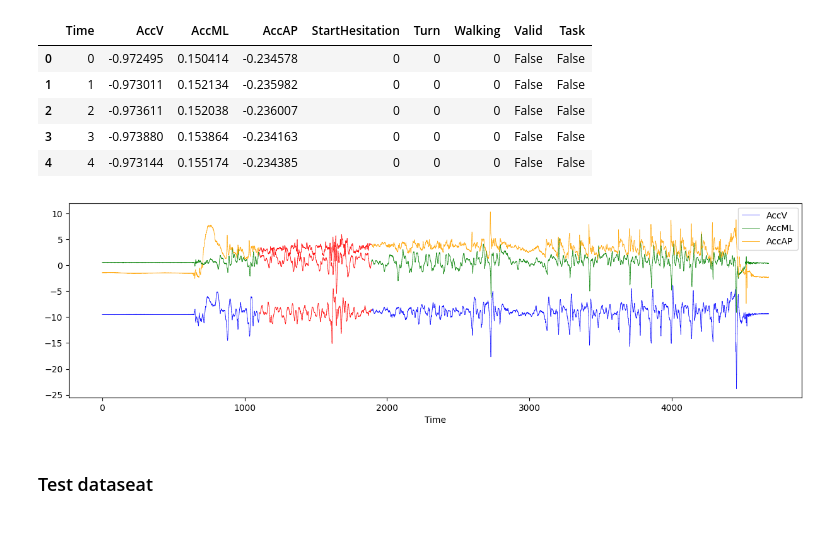
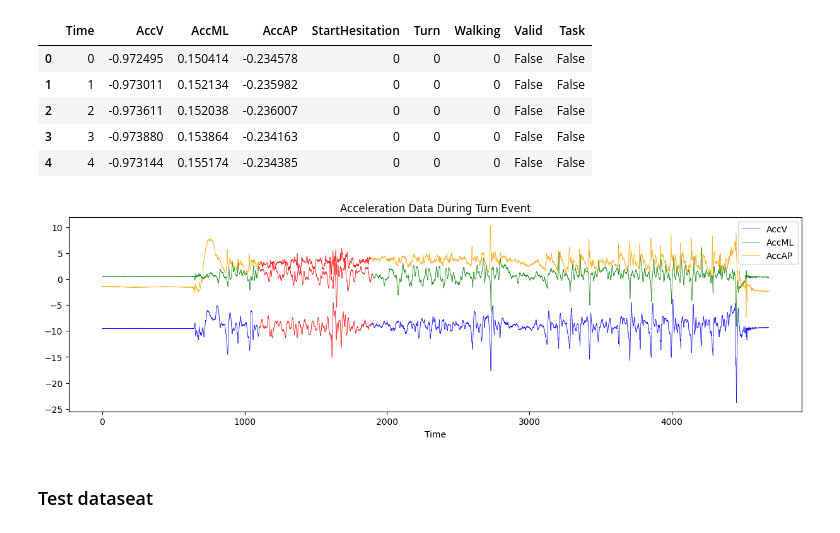
Before and after one commit to pariaighanian/Parkinson_Freezing_of_Gait_Prediction, a Jupyter notebook: EDA.ipynb, the cells around one changed output. Cells and saved outputs as stored; diff of their text form; code cells hidden in the pictures.

Commit message:
plots

```diff
--- a/EDA.ipynb
+++ b/EDA.ipynb
@@ -165,22 +165,25 @@ train_defog_example_df.head()
 # %%
 plt.figure(figsize=(15,4))
 plt.xlabel('Time')
 
 for i in range(len(train_tdcsfog_example_df['Time'])):
     plt.plot(train_tdcsfog_example_df.iloc[i:i+2, 0], train_tdcsfog_example_df.iloc[i:i+2,1],
              lw = 0.5,
              color = 'blue' if train_tdcsfog_example_df.iloc[i,5] == 0 else 'red')
     plt.plot(train_tdcsfog_example_df.iloc[i:i+2, 0], train_tdcsfog_example_df.iloc[i:i+2,2],
              lw = 0.5,
              color = 'green' if train_tdcsfog_example_df.iloc[i,5] == 0 else 'red')
     plt.plot(train_tdcsfog_example_df.iloc[i:i+2, 0], train_tdcsfog_example_df.iloc[i:i+2,3],
              lw = 0.5,
              color = 'orange' if train_tdcsfog_example_df.iloc[i,5] == 0 else 'red')
 
+plt.title('Acceleration Data During Turn Event')
+
+
 plt.legend(['AccV', 'AccML', 'AccAP'])
 plt.show()
 # %% [output]
-[figure, old version]
+[figure, new version]
 # %%
 # How is the time sirieses for features 'AccV','AccML','AccAP' looks like.
 for column in ['AccV','AccML','AccAP']:
```
Also changed, not shown: parts of 10 cells of this notebook.
